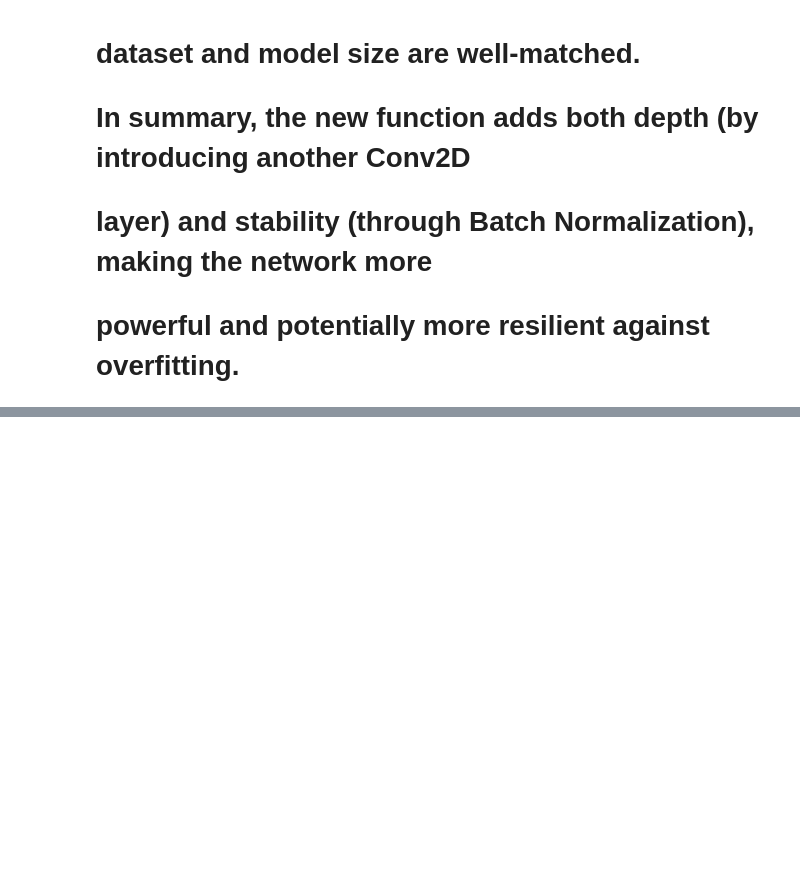
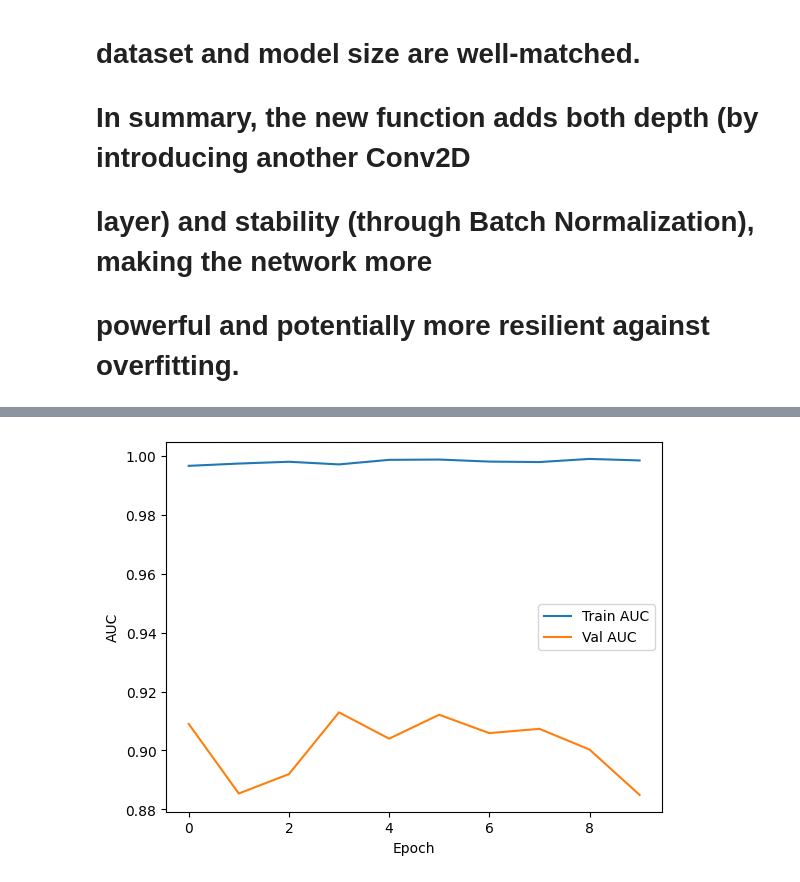
Before and after one commit to edenamram/Dogs-Vs-Cats, a Jupyter notebook: final_project.ipynb, the cells around one changed output, grey strips where cells are left out. Cells and saved outputs as stored; diff of their text form; code cells hidden in the pictures; blank space fills up the shorter version.

```diff
--- a/final_project.ipynb
+++ b/final_project.ipynb
@@ -204,5 +213,5 @@ Model: "sequential_3"
 train_labels = np.array(train_labels)
 val_labels = np.array(val_labels)
 
-history = model.fit(train_images, train_labels, epochs=50, batch_size=32,validation_data=(val_images, val_labels))
+history = model.fit(train_images, train_labels, epochs=30,validation_data=(val_images, val_labels))
 # %% [output]
@@ -602,3 +652,28 @@ Epoch 15/20
 # In summary, the new function adds both depth (by introducing another Conv2D
 # layer) and stability (through Batch Normalization), making the network more
 # powerful and potentially more resilient against overfitting.
+# %%
+#13
+from tensorflow.keras.metrics import AUC
+
+model.compile(
+    optimizer='adam',
+    loss='binary_crossentropy',
+    metrics=['accuracy', AUC(name='auc')]
+)
+
+history = model.fit(
+    train_images, train_labels,
+    epochs=10,
+    validation_data=(val_images, val_labels)
+)
+
+import matplotlib.pyplot as plt
+
+plt.plot(history.history['auc'], label='Train AUC')
+plt.plot(history.history['val_auc'], label='Val AUC')
+plt.xlabel('Epoch')
+plt.ylabel('AUC')
+plt.legend()
+plt.show()
+# %% [output]
@@ -604,0 +700 @@ Epoch 15/20
+[figure, added]
```
Also changed, not shown: parts of 24 cells of this notebook.
